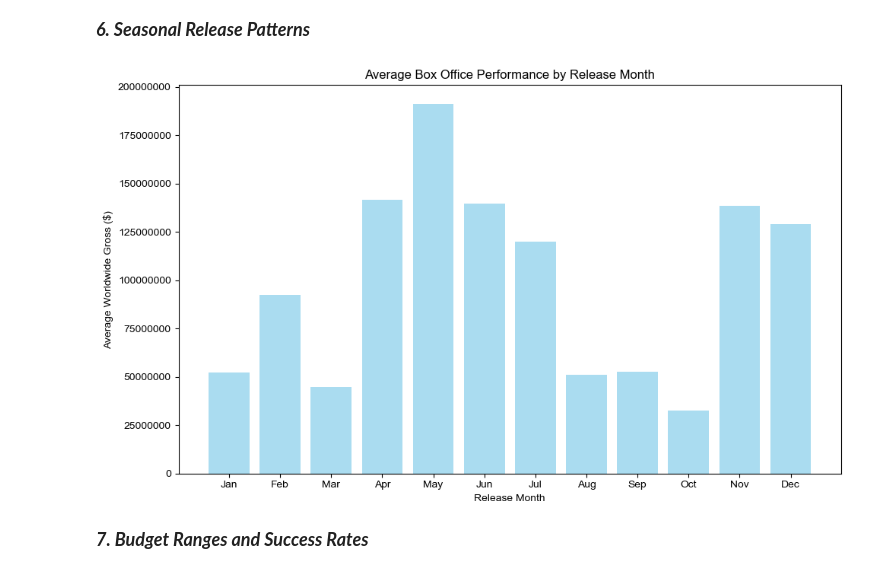
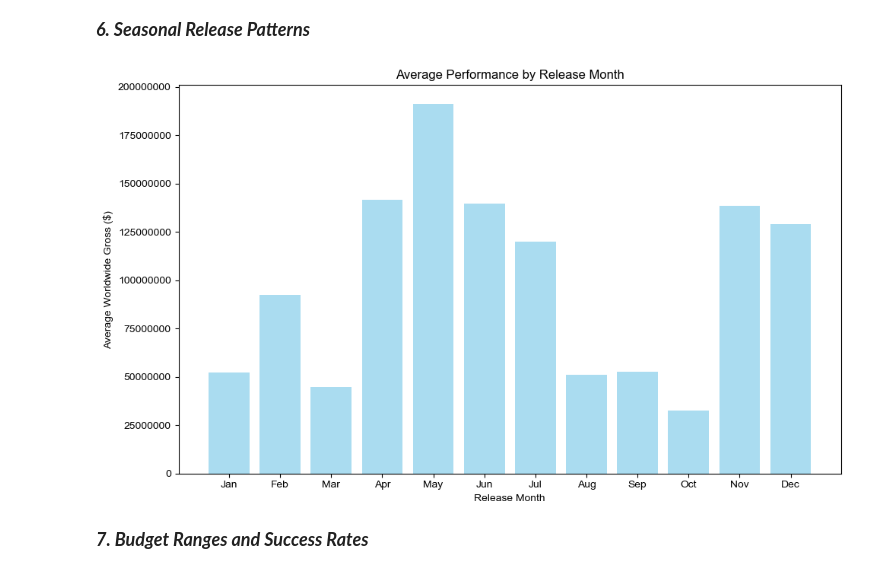
Before and after one commit to veenaledi/DS-Phase-2-Project, a Jupyter notebook: Movies.ipynb, the cells around one changed output. Drawn from its saved outputs; the diff is of its cells as text; code cells hidden in the pictures.

```diff
--- a/Movies.ipynb
+++ b/Movies.ipynb
@@ -590,18 +590,18 @@ plt.show()
 # %%
 plt.figure(figsize=(10, 6))
 merged_data['release_month'] = pd.to_datetime(merged_data['release_date']).dt.month
 monthly_avg = merged_data.groupby('release_month')['worldwide_gross'].mean()
 month_names = ['Jan', 'Feb', 'Mar', 'Apr', 'May', 'Jun', 'Jul', 'Aug', 'Sep', 'Oct', 'Nov', 'Dec']
 plt.bar(range(1, 13), [monthly_avg.get(i, 0) for i in range(1, 13)], color='skyblue', alpha=0.7)
 plt.xlabel('Release Month')
 plt.ylabel('Average Worldwide Gross ($)')
-plt.title('Average Box Office Performance by Release Month')
+plt.title('Average Performance by Release Month')
 plt.xticks(range(1, 13), month_names)
 plt.ticklabel_format(style='plain', axis='y')
 plt.tight_layout()
 plt.show()
 # %% [output]
-[figure, old version]
+[figure, new version]
 # %% [markdown]
 ***<span style="font-size: 18px;">7. Budget Ranges and Success Rates</span>***
 # %%
```
Also changed, not shown: 3 other files.
